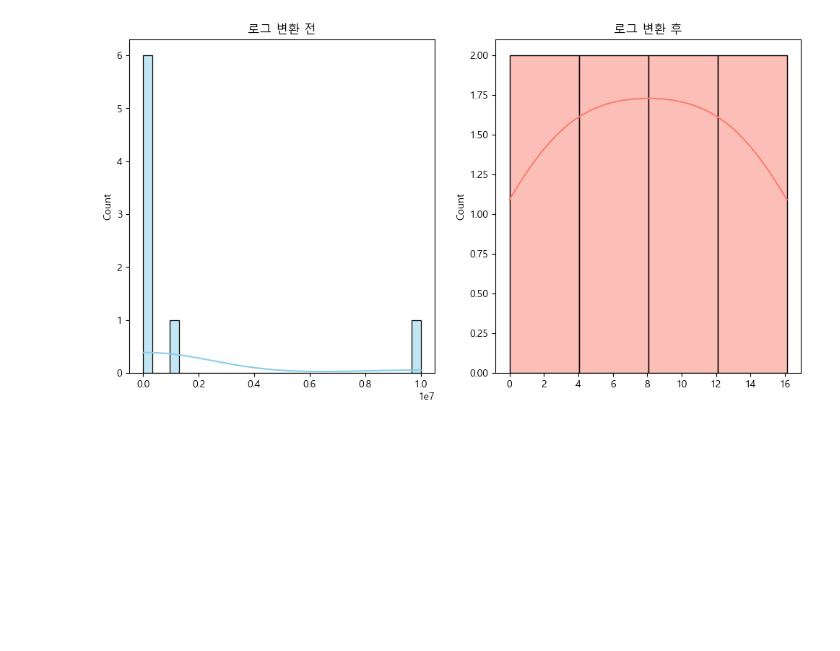
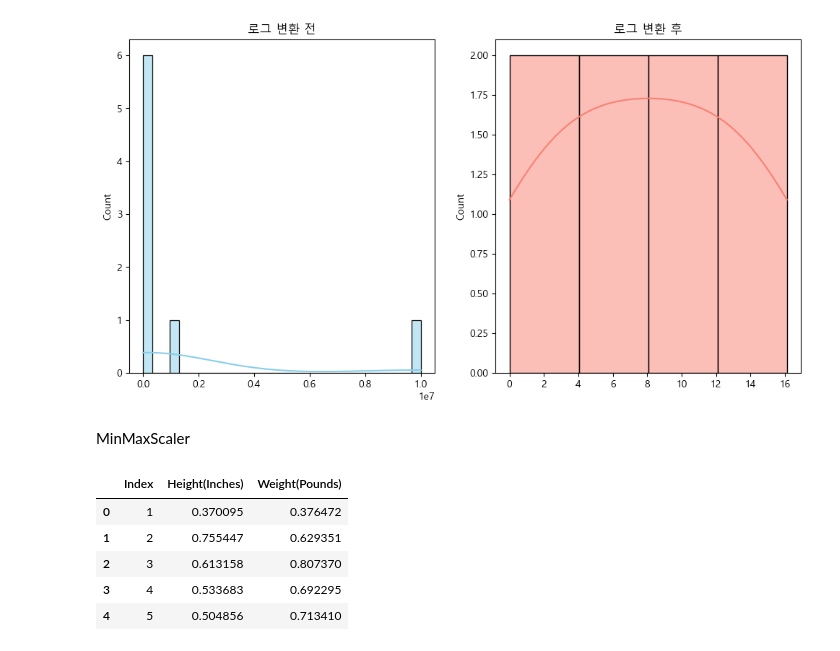
Before and after one commit to mingd00/ML, a Jupyter notebook: Scaler&Visualize.ipynb, the cells around one changed output. Cells and saved outputs as stored; diff of their text form; code cells hidden in the pictures; blank space fills up the shorter version.

```diff
--- a/Scaler&Visualize.ipynb
+++ b/Scaler&Visualize.ipynb
@@ -91,3 +91,19 @@ ax2.set_title('로그 변환 후')
 plt.show()
 # %% [output]
 [figure]
+# %% [markdown]
+MinMaxScaler
+# %%
+from sklearn.preprocessing import MinMaxScaler
+
+scaler = MinMaxScaler()
+scaler.fit(data[data.columns[1:]])
+data[data.columns[1:]] = scaler.transform(data[data.columns[1:]])
+data.head()
+# %% [output]
+|  | Index | Height(Inches) | Weight(Pounds) |
+| 0 | 1 | 0.370095 | 0.376472 |
+| 1 | 2 | 0.755447 | 0.629351 |
+| 2 | 3 | 0.613158 | 0.807370 |
+| 3 | 4 | 0.533683 | 0.692295 |
+| 4 | 5 | 0.504856 | 0.713410 |
```
